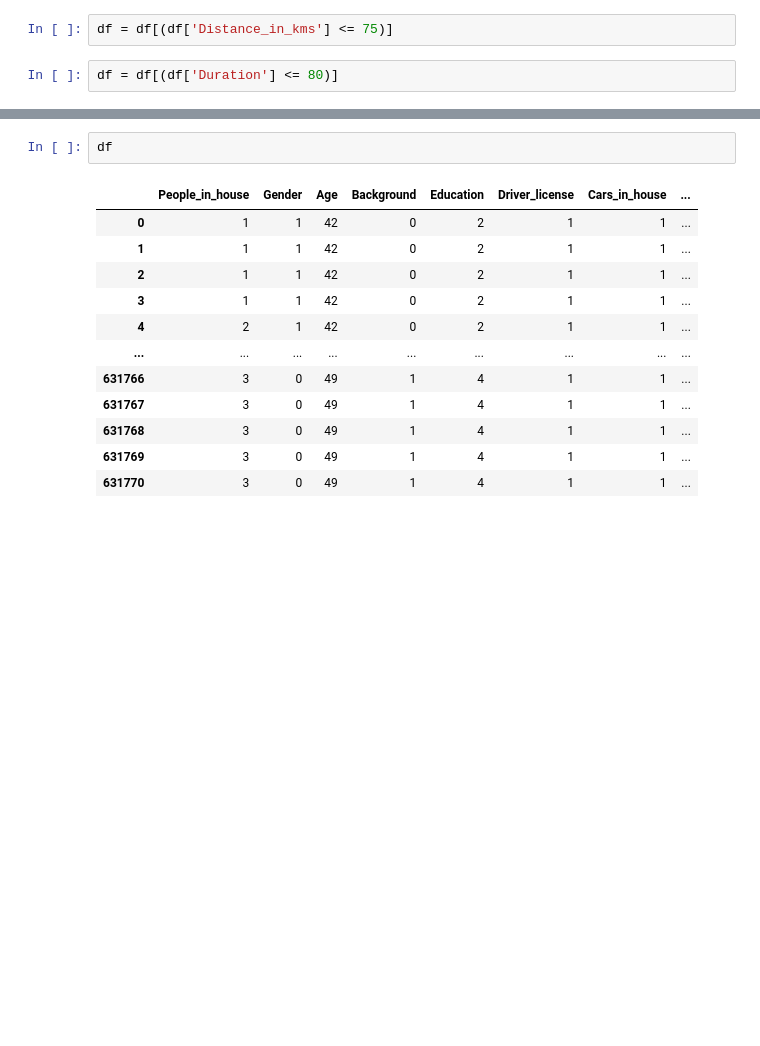
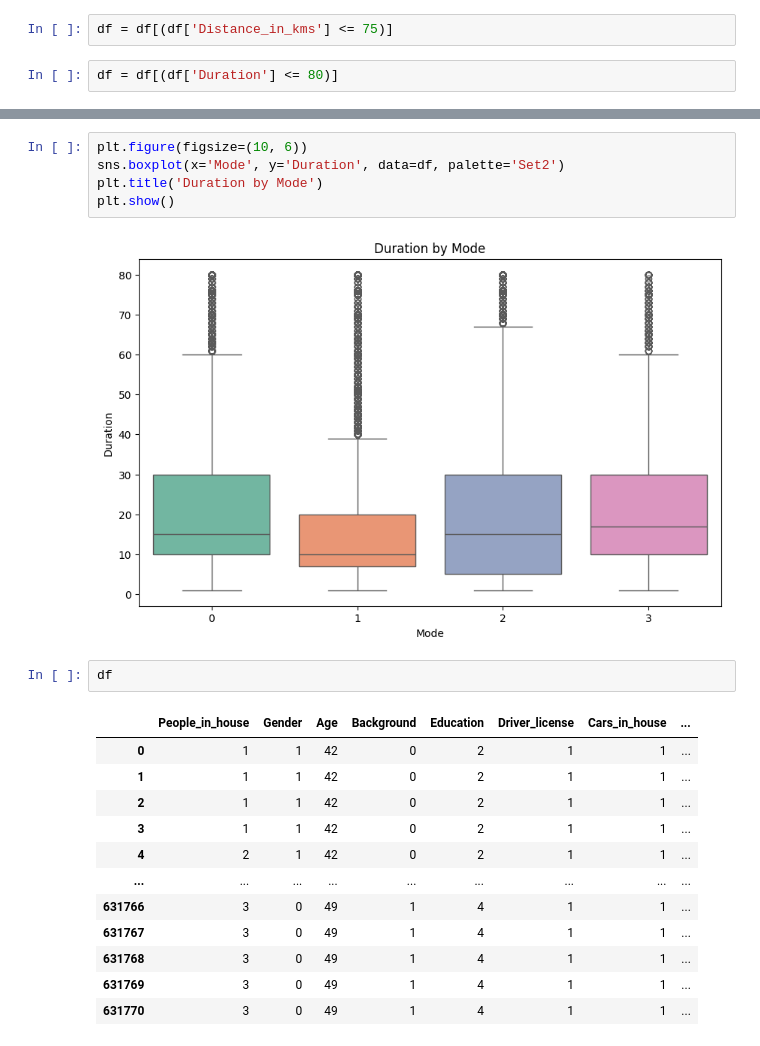
Before and after one commit to MariosMelach/Marios-Thesis, a Jupyter notebook: Netherlands Dataset/Netherlands_data_classification-Undersampling.ipynb, the cells around one changed output, grey strips where cells are left out. Drawn from its saved outputs; the diff is of its cells as text; blank space fills up the shorter version.

```diff
--- a/Netherlands Dataset/Netherlands_data_classification-Undersampling.ipynb
+++ b/Netherlands Dataset/Netherlands_data_classification-Undersampling.ipynb
@@ -63,3 +70,10 @@ df = df[(df['Duration'] <= 80)]
+# %%
+plt.figure(figsize=(10, 6))
+sns.boxplot(x='Mode', y='Duration', data=df, palette='Set2')
+plt.title('Duration by Mode')
+plt.show()
+# %% [output]
+[figure, added]
 # %%
 df
 # %% [output]
```
Also changed, not shown: parts of 1 cell of this notebook, 4 other files.
